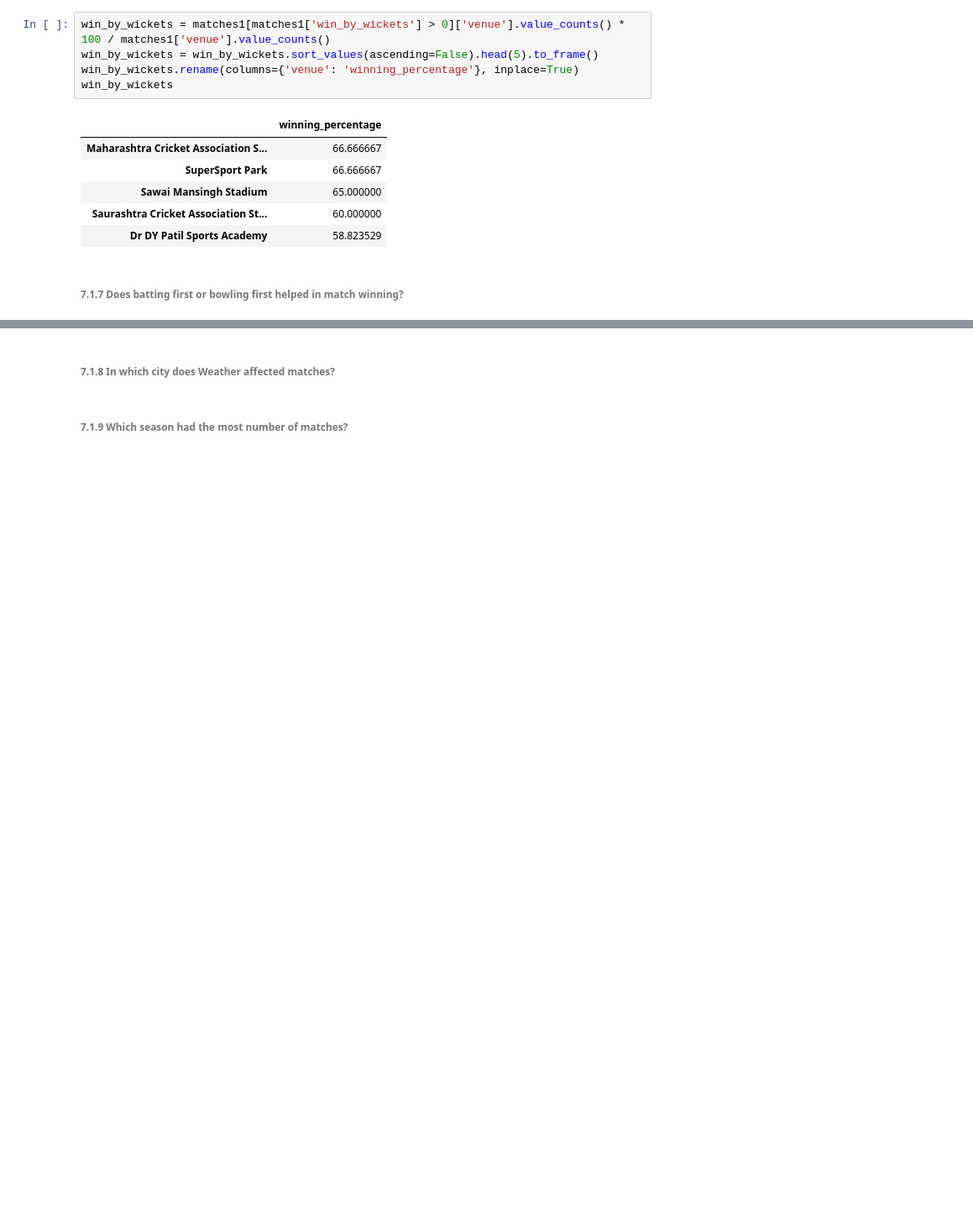
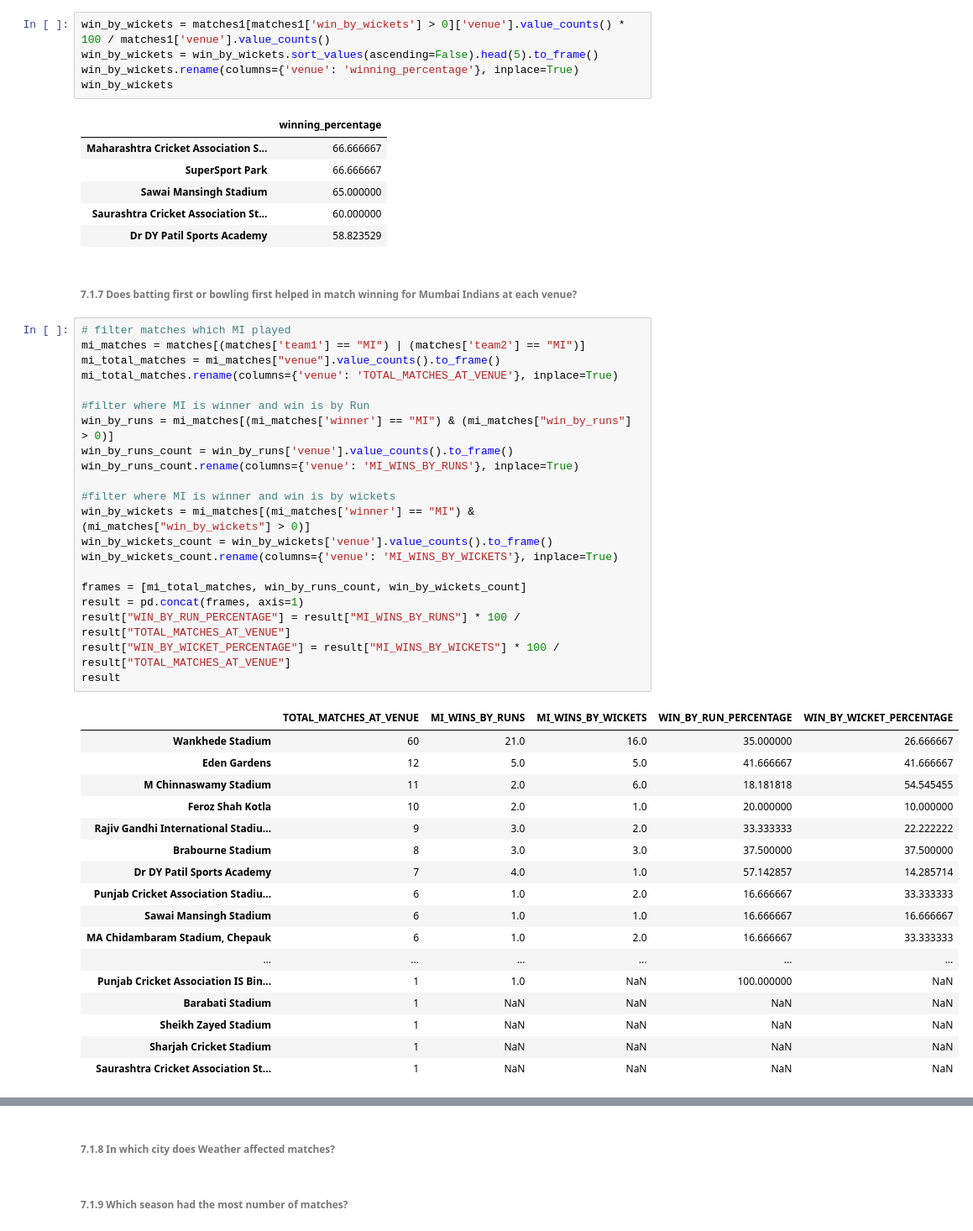
Before and after one commit to ravijagtap/datascience, a Jupyter notebook: IPL_DATA_ANALYSIS/Analysis on IPL Data.ipynb, the cells around one changed output, grey strips where cells are left out. Shown at 84% size. Saved outputs shown, nothing was run; the diff lists cells and outputs as text; blank space fills up the shorter version.

```diff
--- a/IPL_DATA_ANALYSIS/Analysis on IPL Data.ipynb
+++ b/IPL_DATA_ANALYSIS/Analysis on IPL Data.ipynb
@@ -719,4 +719,43 @@ win_by_wickets
 | Saurashtra Cricket Association St... | 60.000000 |
 | Dr DY Patil Sports Academy | 58.823529 |
 # %% [markdown]
-######  7.1.7 Does batting first or bowling first helped in match winning?
+######  7.1.7 Does batting first or bowling first helped in match winning for Mumbai Indians at each venue?
+# %%
+# filter matches which MI played
+mi_matches = matches[(matches['team1'] == "MI") | (matches['team2'] == "MI")]
+mi_total_matches = mi_matches["venue"].value_counts().to_frame()
+mi_total_matches.rename(columns={'venue': 'TOTAL_MATCHES_AT_VENUE'}, inplace=True)
+
+#filter where MI is winner and win is by Run
+win_by_runs = mi_matches[(mi_matches['winner'] == "MI") & (mi_matches["win_by_runs"] > 0)]
+win_by_runs_count = win_by_runs['venue'].value_counts().to_frame()
+win_by_runs_count.rename(columns={'venue': 'MI_WINS_BY_RUNS'}, inplace=True)
+
+#filter where MI is winner and win is by wickets
+win_by_wickets = mi_matches[(mi_matches['winner'] == "MI") & (mi_matches["win_by_wickets"] > 0)]
+win_by_wickets_count = win_by_wickets['venue'].value_counts().to_frame()
+win_by_wickets_count.rename(columns={'venue': 'MI_WINS_BY_WICKETS'}, inplace=True)
+
+frames = [mi_total_matches, win_by_runs_count, win_by_wickets_count]
+result = pd.concat(frames, axis=1)
+result["WIN_BY_RUN_PERCENTAGE"] = result["MI_WINS_BY_RUNS"] * 100 / result["TOTAL_MATCHES_AT_VENUE"]
+result["WIN_BY_WICKET_PERCENTAGE"] = result["MI_WINS_BY_WICKETS"] * 100 / result["TOTAL_MATCHES_AT_VENUE"]
+result
+# %% [output]
+|  | TOTAL_MATCHES_AT_VENUE | MI_WINS_BY_RUNS | MI_WINS_BY_WICKETS | WIN_BY_RUN_PERCENTAGE | WIN_BY_WICKET_PERCENTAGE |
+| Wankhede Stadium | 60 | 21.0 | 16.0 | 35.000000 | 26.666667 |
+| Eden Gardens | 12 | 5.0 | 5.0 | 41.666667 | 41.666667 |
+| M Chinnaswamy Stadium | 11 | 2.0 | 6.0 | 18.181818 | 54.545455 |
+| Feroz Shah Kotla | 10 | 2.0 | 1.0 | 20.000000 | 10.000000 |
+| Rajiv Gandhi International Stadiu... | 9 | 3.0 | 2.0 | 33.333333 | 22.222222 |
+| Brabourne Stadium | 8 | 3.0 | 3.0 | 37.500000 | 37.500000 |
+| Dr DY Patil Sports Academy | 7 | 4.0 | 1.0 | 57.142857 | 14.285714 |
+| Punjab Cricket Association Stadiu... | 6 | 1.0 | 2.0 | 16.666667 | 33.333333 |
+| Sawai Mansingh Stadium | 6 | 1.0 | 1.0 | 16.666667 | 16.666667 |
+| MA Chidambaram Stadium, Chepauk | 6 | 1.0 | 2.0 | 16.666667 | 33.333333 |
+| ... | ... | ... | ... | ... | ... |
+| Punjab Cricket Association IS Bin... | 1 | 1.0 | NaN | 100.000000 | NaN |
+| Barabati Stadium | 1 | NaN | NaN | NaN | NaN |
+| Sheikh Zayed Stadium | 1 | NaN | NaN | NaN | NaN |
+| Sharjah Cricket Stadium | 1 | NaN | NaN | NaN | NaN |
+| Saurashtra Cricket Association St... | 1 | NaN | NaN | NaN | NaN |
```
Also changed, not shown: parts of 2 cells of this notebook.
